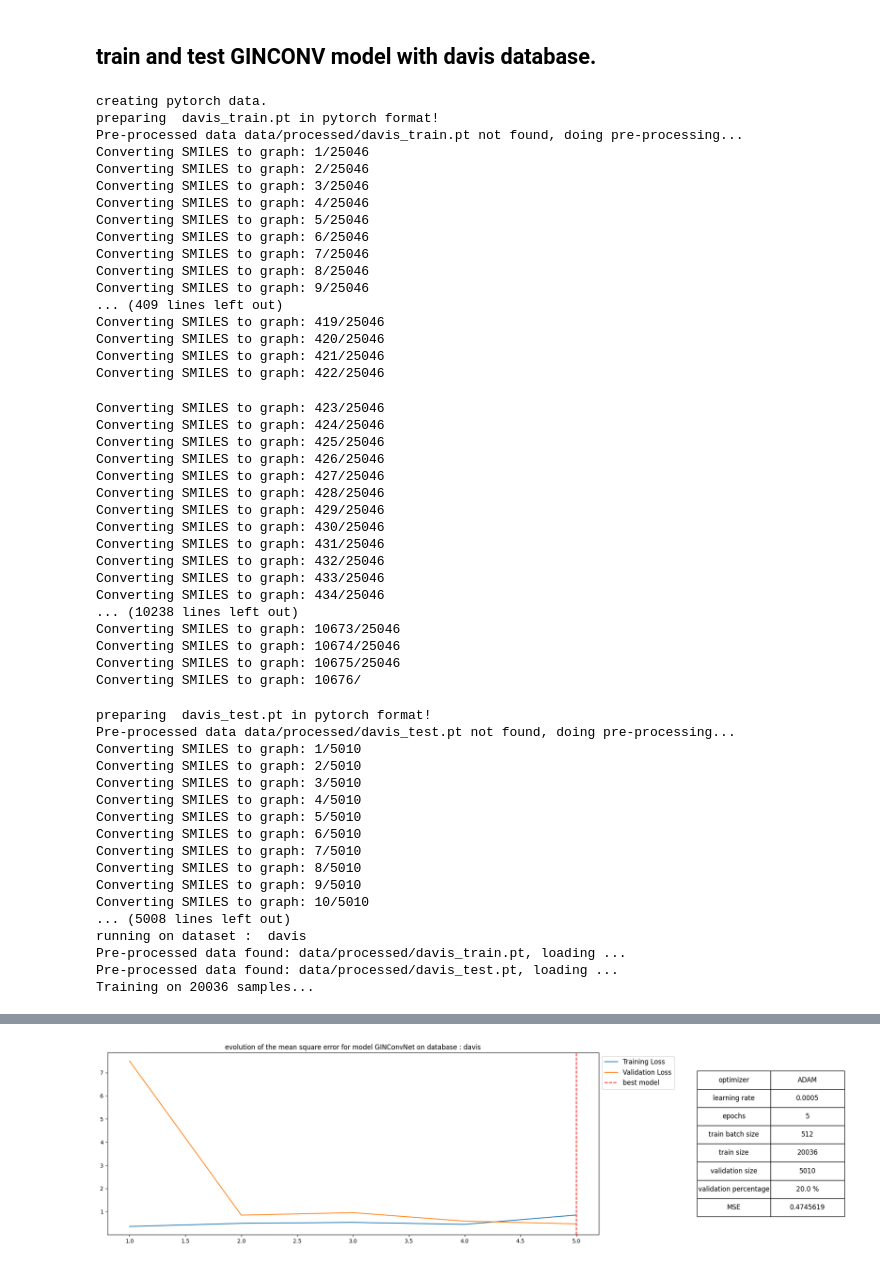
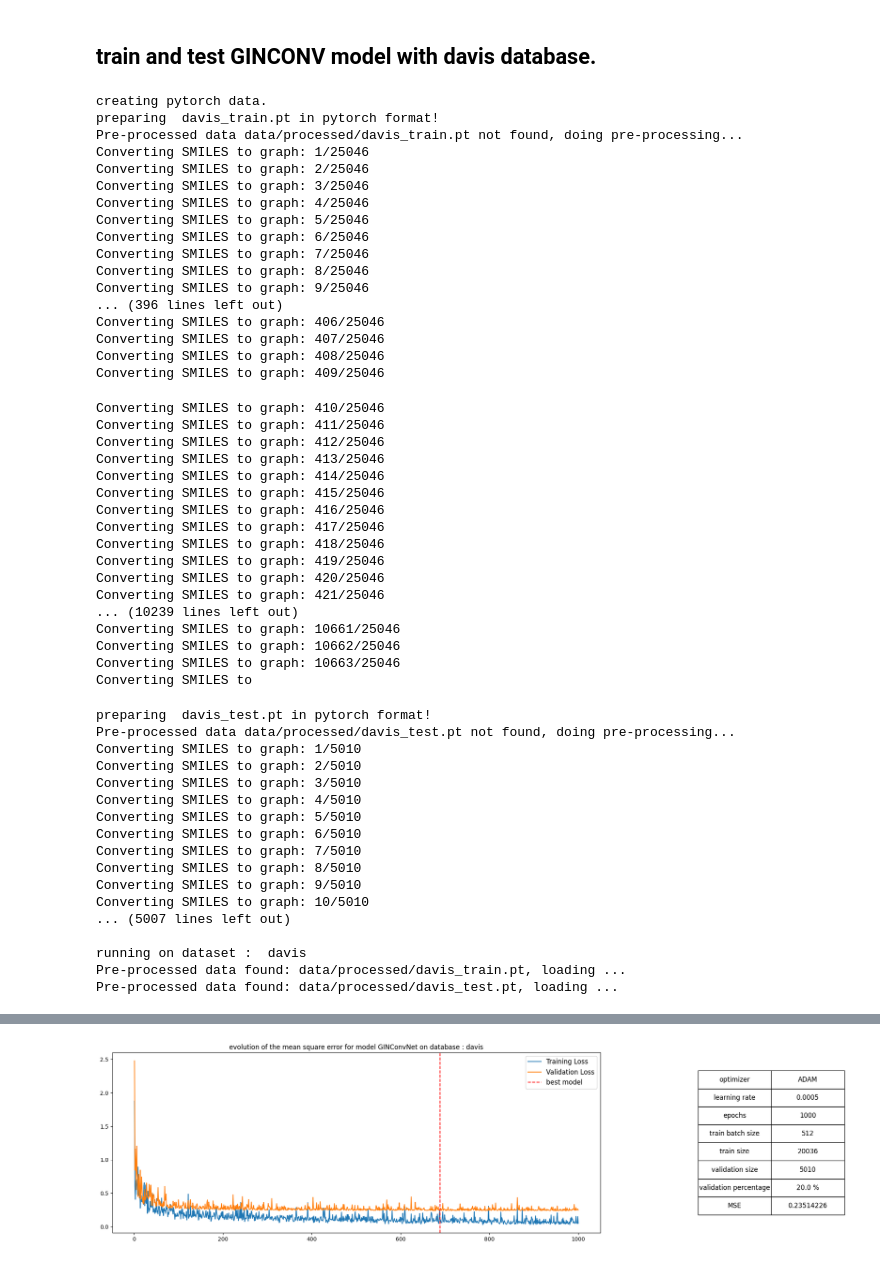
Before and after one commit to YoussefEzz/GraphDTA_forked, a Jupyter notebook: test_GINCONV_davis.ipynb, the cells around one changed output, grey strips where cells are left out. Drawn from its saved outputs; the diff is of its cells as text; code cells hidden in the pictures.

```diff
--- a/test_GINCONV_davis.ipynb
+++ b/test_GINCONV_davis.ipynb
@@ -5,7 +5,7 @@
 from URV_Train import Train
 import models.ginconv as GINCONV
 
-model = Train(dataset = 'davis', model_type = GINCONV.GINConvNet(), cuda_name = "cuda:0", TRAIN_BATCH_SIZE = 512, TEST_BATCH_SIZE = 512, LR = 0.0005, NUM_EPOCHS = 5)
+model = Train(dataset = 'davis', model_type = GINCONV.GINConvNet(), cuda_name = "cuda:0", TRAIN_BATCH_SIZE = 512, TEST_BATCH_SIZE = 512, LR = 0.0005, NUM_EPOCHS = 1000)
 # %% [output]
 creating pytorch data.
 preparing  davis_train.pt in pytorch format!
@@ -19,28 +19,28 @@ Converting SMILES to graph: 6/25046
 Converting SMILES to graph: 7/25046
 Converting SMILES to graph: 8/25046
 Converting SMILES to graph: 9/25046
-... (409 lines left out)
-Converting SMILES to graph: 419/25046
-Converting SMILES to graph: 420/25046
-Converting SMILES to graph: 421/25046
-Converting SMILES to graph: 422/25046
+... (396 lines left out)
+Converting SMILES to graph: 406/25046
+Converting SMILES to graph: 407/25046
+Converting SMILES to graph: 408/25046
+Converting SMILES to graph: 409/25046
-Converting SMILES to graph: 423/25046
-Converting SMILES to graph: 424/25046
-Converting SMILES to graph: 425/25046
-Converting SMILES to graph: 426/25046
-Converting SMILES to graph: 427/25046
-Converting SMILES to graph: 428/25046
-Converting SMILES to graph: 429/25046
-Converting SMILES to graph: 430/25046
-Converting SMILES to graph: 431/25046
-Converting SMILES to graph: 432/25046
-Converting SMILES to graph: 433/25046
-Converting SMILES to graph: 434/25046
-... (10238 lines left out)
-Converting SMILES to graph: 10673/25046
-Converting SMILES to graph: 10674/25046
-Converting SMILES to graph: 10675/25046
-Converting SMILES to graph: 10676/
+Converting SMILES to graph: 410/25046
+Converting SMILES to graph: 411/25046
+Converting SMILES to graph: 412/25046
+Converting SMILES to graph: 413/25046
+Converting SMILES to graph: 414/25046
+Converting SMILES to graph: 415/25046
+Converting SMILES to graph: 416/25046
+Converting SMILES to graph: 417/25046
+Converting SMILES to graph: 418/25046
+Converting SMILES to graph: 419/25046
+Converting SMILES to graph: 420/25046
+Converting SMILES to graph: 421/25046
+... (10239 lines left out)
+Converting SMILES to graph: 10661/25046
+Converting SMILES to graph: 10662/25046
+Converting SMILES to graph: 10663/25046
+Converting SMILES to
 preparing  davis_test.pt in pytorch format!
 Pre-processed data data/processed/davis_test.pt not found, doing pre-processing...
 Converting SMILES to graph: 1/5010
@@ -53,8 +53,8 @@ Converting SMILES to graph: 7/5010
 Converting SMILES to graph: 8/5010
 Converting SMILES to graph: 9/5010
 Converting SMILES to graph: 10/5010
-... (5008 lines left out)
+... (5007 lines left out)
+
 running on dataset :  davis
 Pre-processed data found: data/processed/davis_train.pt, loading ...
 Pre-processed data found: data/processed/davis_test.pt, loading ...
-Training on 20036 samples...
@@ -74,8 +74,8 @@ Train epoch: 3 [327240/20036 (50%)]     Loss: 0.723075
   (fc1): Linear(in_features=256, out_features=1024, bias=True)
   (fc2): Linear(in_features=1024, out_features=256, bias=True)
   (out): Linear(in_features=256, out_features=1, bias=True)
 )
-[figure, old version]
+[figure, new version]
 # %%
 # test of GINCONV model on davis dataset
 from URV_Test import Test
```
Also changed, not shown: parts of 6 cells of this notebook, 7 other files.
